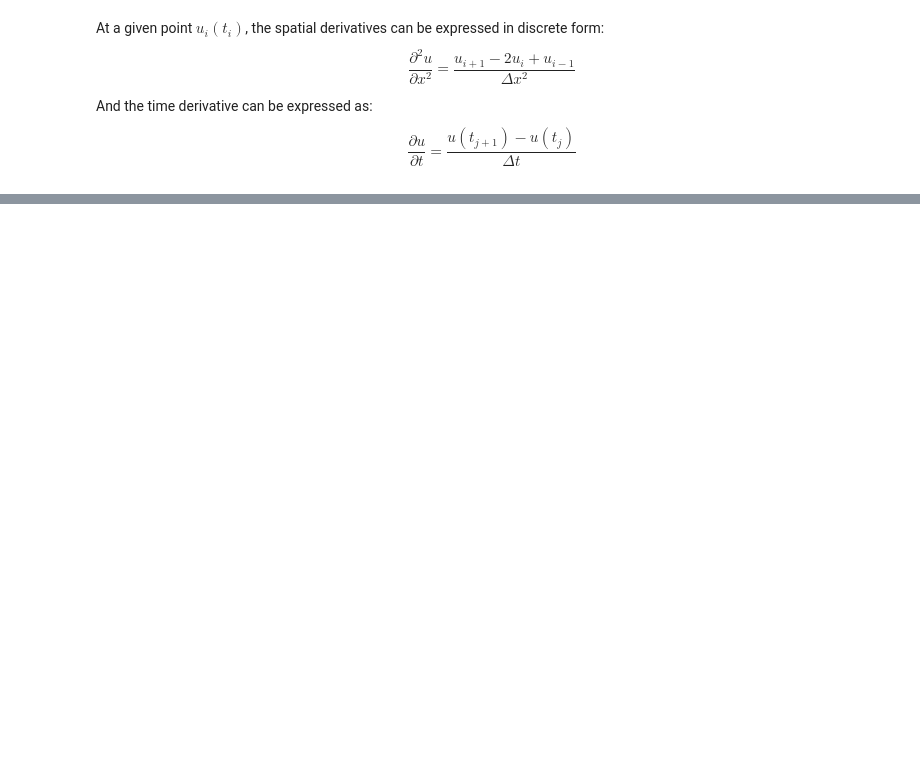
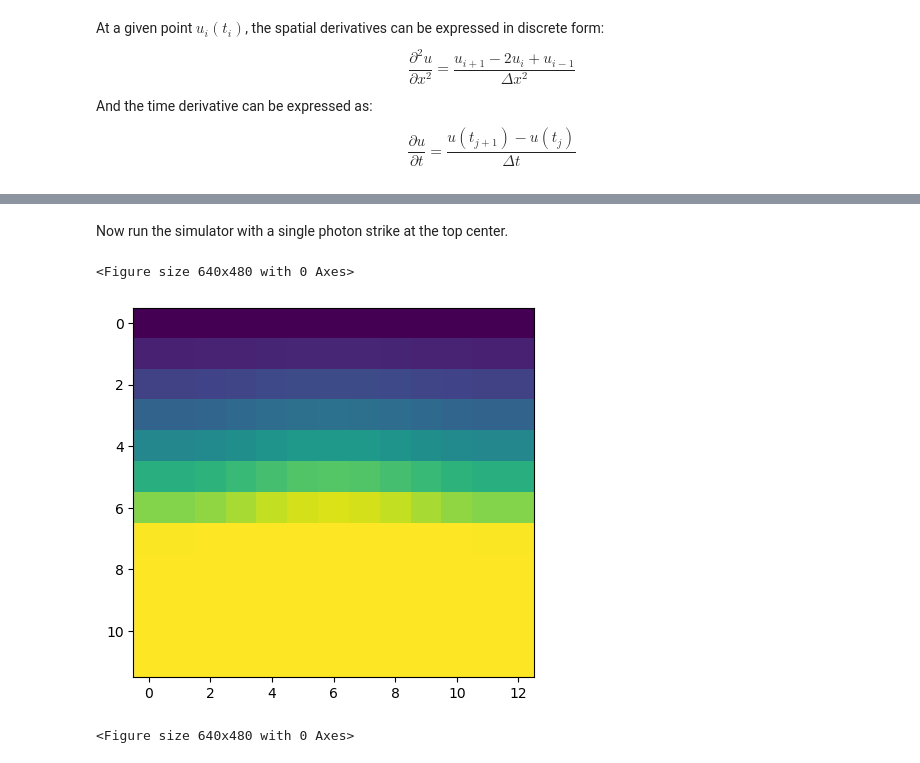
Before and after one commit to tabaker99/PHYS5070-Final-Project, a Jupyter notebook: Heat Flow.ipynb, the cells around one changed output, grey strips where cells are left out. Saved outputs shown, nothing was run; the diff lists cells and outputs as text; code cells hidden in the pictures; blank space fills up the shorter version.

```diff
--- a/Heat Flow.ipynb
+++ b/Heat Flow.ipynb
@@ -41,0 +190,20 @@ As a simplified case, we assume that the non-insulated boundaries are in perfect
+# %% [markdown]
+Now run the simulator with a single photon strike at the top center.
+# %%
+# Initial temperature 0K
+T = np.ones((12, 13, 13))*4
+T[10,6,6] = 44
+
+# Time span of 100 seconds
+t=np.arange(0, 100, 0.1)
+
+# Simulate with an external temperature of 10 K
+sim = thermalSimulate(T, t, T_ext=4)
+# %%
+plt.imshow(sim[:,6,:,100], vmin=4, vmax=4.05)
+# plt.imshow(T[:,6,:])
+plt.figure()
+# %% [output]
+<Figure size 640x480 with 0 Axes>
+[figure, added]
+<Figure size 640x480 with 0 Axes>
```
Also changed, not shown: parts of 13 cells of this notebook.
